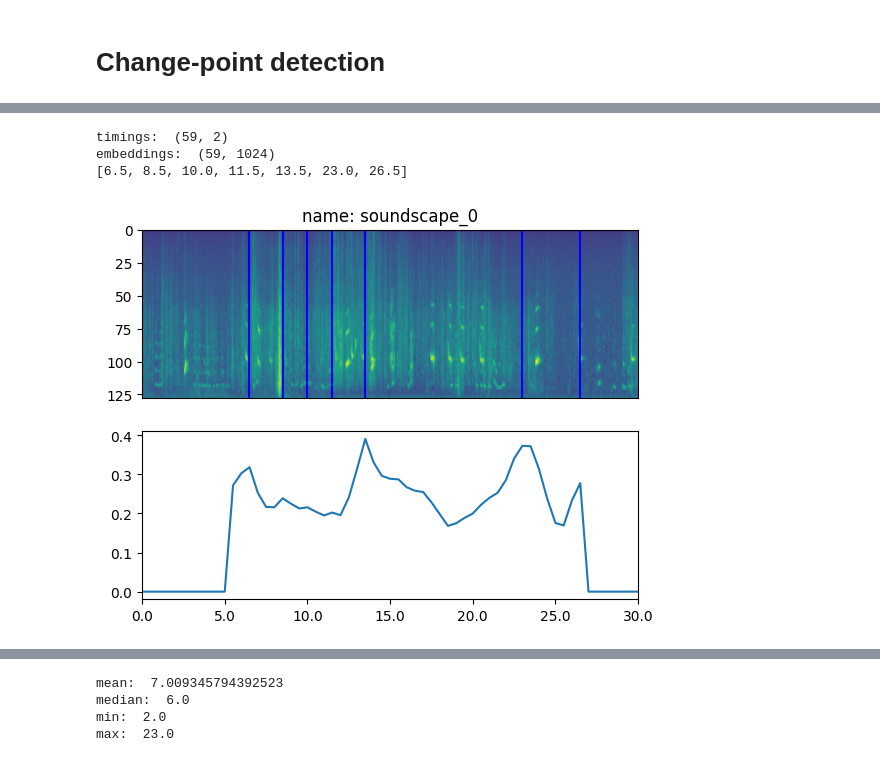
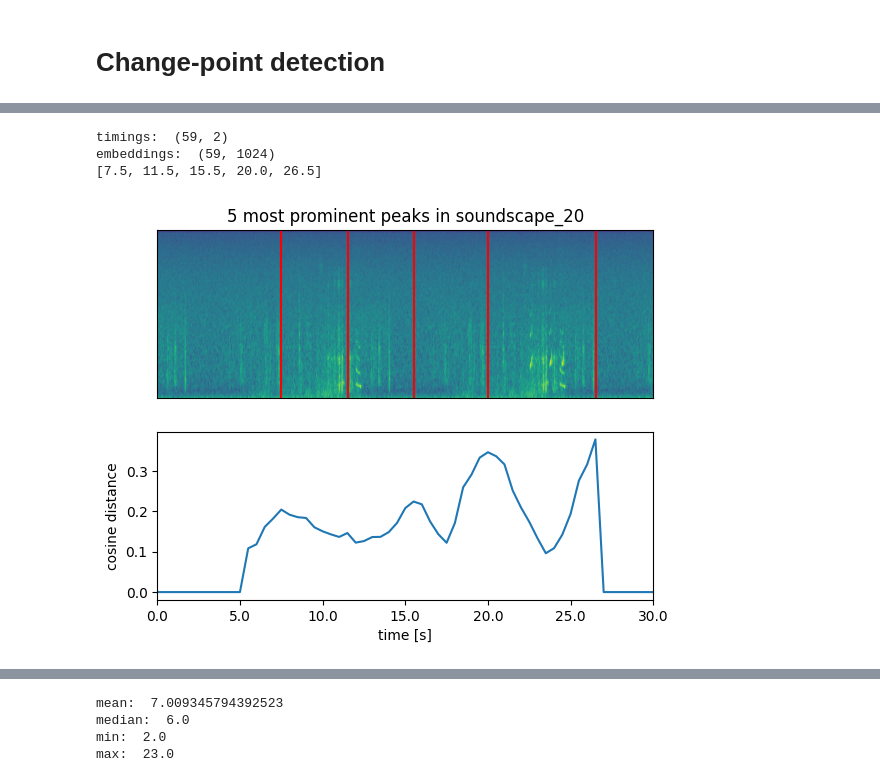
Before and after one commit to johnmartinsson/adaptive-change-point-detection, a Jupyter notebook: notebooks/optimal_adaptive_cost_analysis.ipynb, the cells around one changed output, grey strips where cells are left out. Cells and saved outputs as stored; diff of their text form; code cells hidden in the pictures.

```diff
--- a/notebooks/optimal_adaptive_cost_analysis.ipynb
+++ b/notebooks/optimal_adaptive_cost_analysis.ipynb
@@ -363,0 +209,14 @@ def compute_neg_ref(pos_ref, soundscape_length):
+# %%
+ls = []
+for idx_soundsape in range(n_soundscapes):
+    # ACTIVE LEARNER
+    base_dir = '/mnt/storage_1/datasets/dcase_bioacoustics_soundscapes/ME/Q/train_soundscapes_snr_{}/'.format(snr)
+    soundscape_basename = 'soundscape_{}'.format(idx_soundsape)
+    ref_path = os.path.join(base_dir, '{}.txt'.format(soundscape_basename))
+    pos_refs = datasets.load_pos_ref(ref_path)
+    for (s, e) in pos_refs:
+        l = e-s
+        ls.append(l)
+print(np.mean(ls))
+print(np.min(ls))
+print(np.max(ls))
@@ -599,6 +480,6 @@ promnences:  [1.0, 1.0, 0.85, 0.85]
 # %%
 base_dir = '/mnt/storage_1/datasets/dcase_bioacoustics_soundscapes/ME/Q/train_soundscapes_snr_10.0/'
-soundscape_basename = 'soundscape_0'
+soundscape_basename = 'soundscape_20'
 embedding_path = os.path.join(base_dir, '{}.birdnet.embeddings.txt'.format(soundscape_basename))
 
 timings_and_embeddings = datasets.load_timings_and_embeddings(
@@ -611,19 +492,15 @@ embeddings = np.array([r for (_, _, r) in timings_and_embeddings])
 print("timings: ", timings.shape)
 print("embeddings: ", embeddings.shape)
 
-#threshold = 7.5 #0.25
-#prominence = 0.8
 M = 3
-peaks, ds = change_point_detection_from_embeddings(
+n_peaks = 5
+peaks, ds = cpd.change_point_detection_from_embeddings(
     embeddings,
     timings,
     M = M,
     prominence = 0,
-    n_peaks = 10,
+    n_peaks = n_peaks,
 )
-# M = 3
-# ds = cosine_distance_past_and_future_averages(embeddings, M=M)
-#plt.plot(ds)
 
 emb_window_length = 3.0
 emb_hop_length = 0.5
@@ -635,41 +512,39 @@ time_aligned_ds = np.concatenate((np.zeros(time_align), ds[:-1]))
 # extract Mel spectrogram
 wave, sr = librosa.load(os.path.join(base_dir, soundscape_basename + ".wav"))
 window_length = 0.025
-n_fft = next_power_of_2(int(sr * window_length))
+n_fft = utils.next_power_of_2(int(sr * window_length))
 mel_spectrogram = librosa.feature.melspectrogram(
     y=wave,
     sr=sr,
     n_fft = n_fft,
     hop_length = n_fft // 2,
 )
 
 fig, ax = plt.subplots(2, 1)
 ax[0].imshow(np.flip(np.log(mel_spectrogram + 1e-10), axis=0), aspect='auto')
-ax[0].set_title("name: {}".format(soundscape_basename))
+ax[0].set_title("{} most prominent peaks in {}".format(n_peaks, soundscape_basename))
 ax[0].set_xticks([])
+ax[0].set_yticks([])
 ax[1].plot(time_aligned_ds, label='prediction')
 ax[1].set_xlim(0, len(time_aligned_ds)-1)
-#ax[1].set_ylim(0, 1.1)
-#ax[1].axhline(threshold, color='red')
+ax[1].set_ylabel('cosine distance')
+ax[1].set_xlabel('time [s]')
 
 xticks = ax[1].get_xticks()
 xtickslabels = np.linspace(0, 30, len(xticks))
 ax[1].set_xticks(xticks)
 ax[1].set_xticklabels(xtickslabels)
 
 N = mel_spectrogram.shape[1]
 dt = 30 / N
 
 print(peaks)
 peak_frame_indices = [int(c / dt) for c in peaks]
-#average_change_point_frame_indices = [int(c / dt) for c in averages_change_points]
 
-#for change_point_frame_idx in change_point_frame_indices:
-#    ax[0].axvline(change_point_frame_idx, color='red')
 for peak_frame_idx in peak_frame_indices:
-    ax[0].axvline(peak_frame_idx, color='blue')
+    ax[0].axvline(peak_frame_idx, color='red')
 # %% [output]
 timings:  (59, 2)
 embeddings:  (59, 1024)
-[6.5, 8.5, 10.0, 11.5, 13.5, 23.0, 26.5]
+[7.5, 11.5, 15.5, 20.0, 26.5]
-[figure, old version]
+[figure, new version]
```
Also changed, not shown: parts of 32 cells of this notebook, 1 other file.
